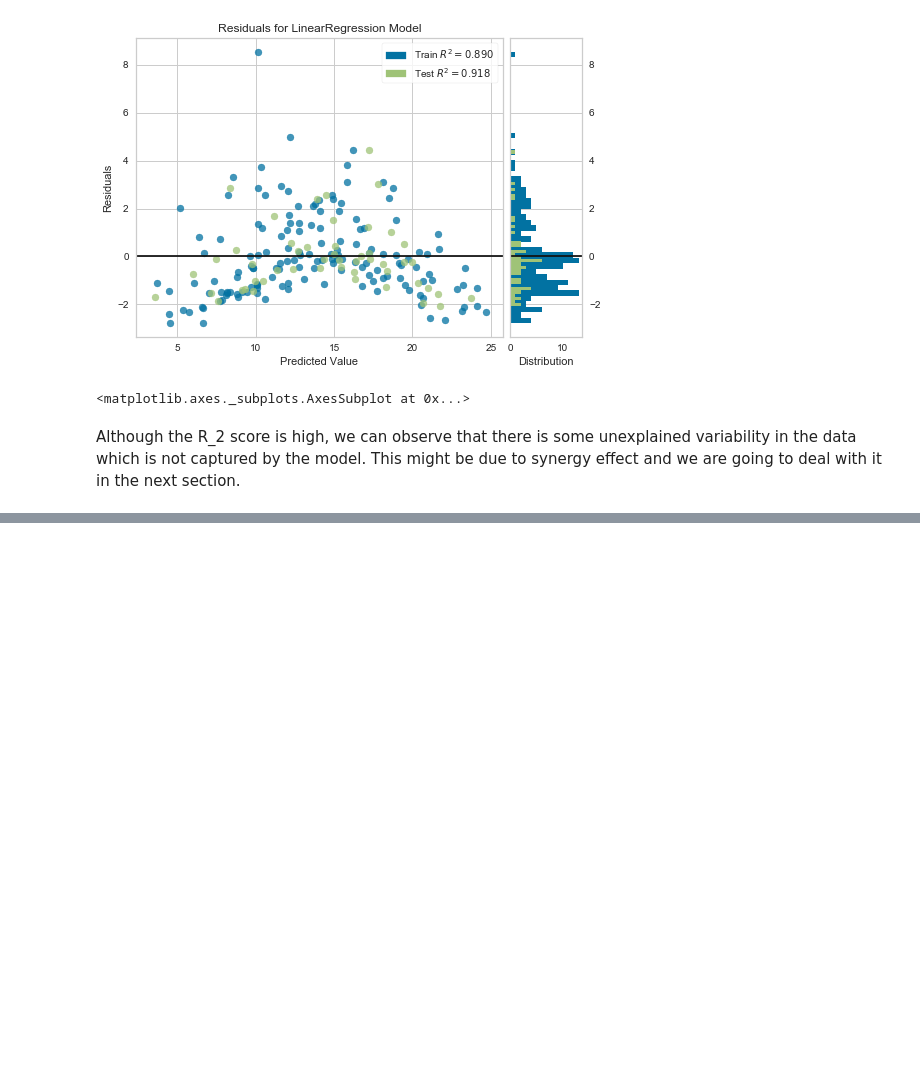
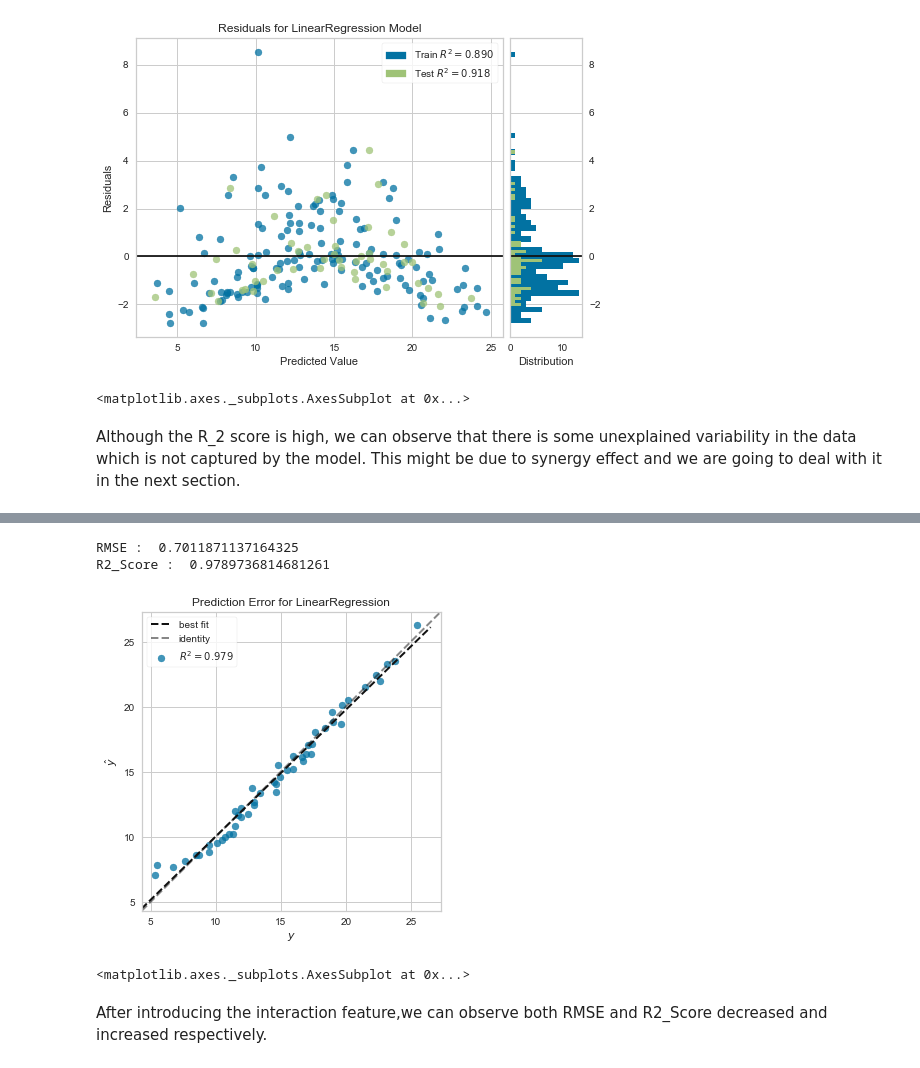
Before and after one commit to sumukhbh/Predicting-Sales-Revenue, a Jupyter notebook: Predicting Sales Revenue.ipynb, the cells around one changed output, grey strips where cells are left out. Saved outputs shown, nothing was run; the diff lists cells and outputs as text; code cells hidden in the pictures; blank space fills up the shorter version.

```diff
--- a/Predicting Sales Revenue.ipynb
+++ b/Predicting Sales Revenue.ipynb
@@ -210,0 +215,34 @@ Although the R_2 score is high, we can observe that there is some unexplained va
+# %%
+# Let's create a interaction column in our dataframe #
+
+advertising_df['Interaction'] = advertising_df['TV'] * advertising_df['Radio']
+
+# Add the interaction column to the feature matrix #
+
+X = advertising_df[['TV', 'Radio', 'Interaction']]
+y = advertising_df['Sales']
+
+X_train,X_test,Y_train,Y_test =  train_test_split(X,y, random_state=1)
+model_6 = LinearRegression()
+model_6.fit(X_train,Y_train)
+
+model_6_pred = model_6.predict(X_test)
+
+# Calculating RMSE and R2_Score #
+
+print("RMSE : ", np.sqrt(mean_squared_error(y_test,model_6_pred)))
+print("R2_Score : ", r2_score(y_test,model_6_pred))
+# %% [output]
+RMSE :  0.7011871137164325
+R2_Score :  0.9789736814681261
+# %%
+visualizer = PredictionError(model_6)
+
+visualizer.fit(X_train, y_train)
+visualizer.score(X_test, y_test)
+visualizer.poof()
+# %% [output]
+[figure, added]
+<matplotlib.axes._subplots.AxesSubplot at 0x...>
+# %% [markdown]
+ After introducing the interaction feature,we can observe both RMSE and R2_Score decreased and increased respectively.
```
Also changed, not shown: parts of 2 cells of this notebook.
